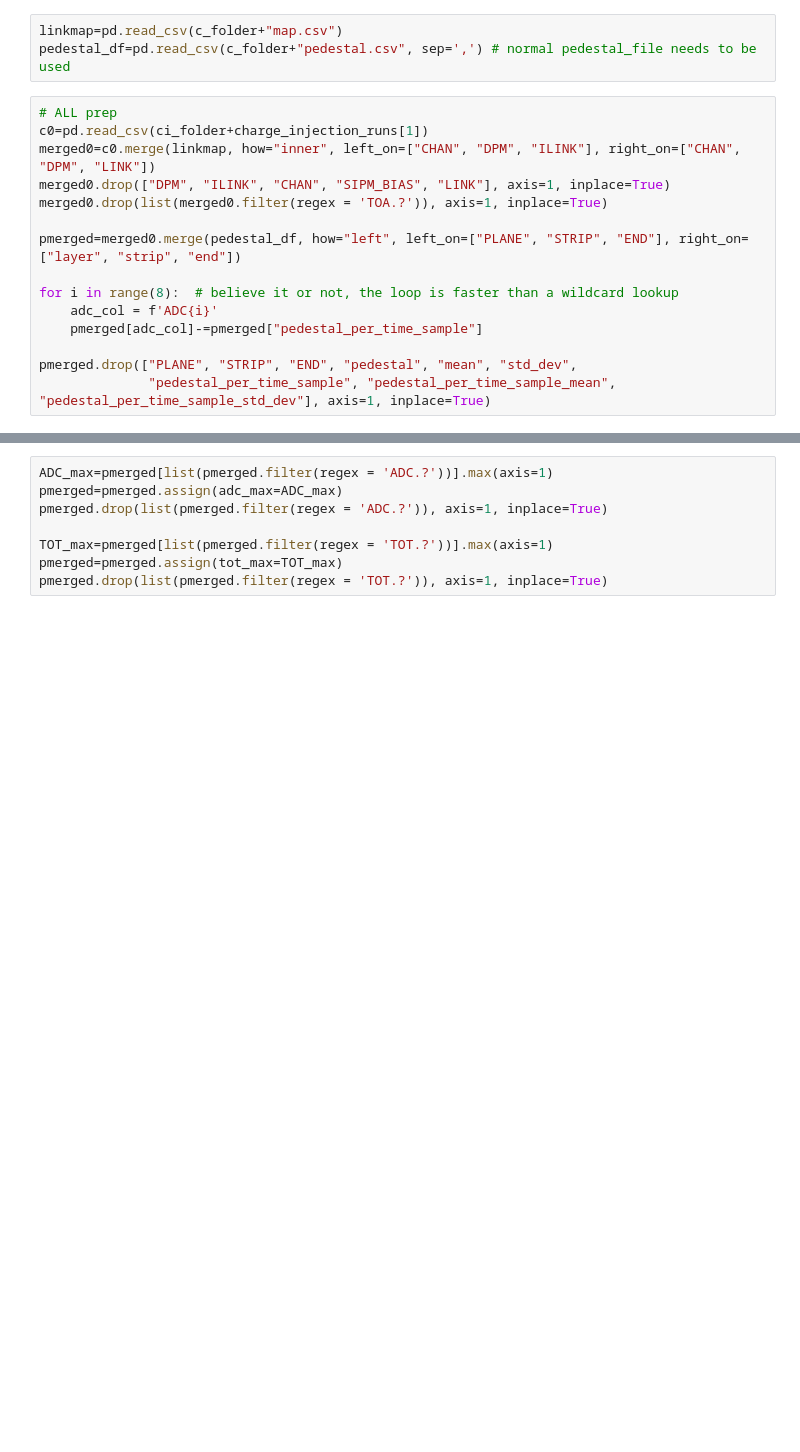
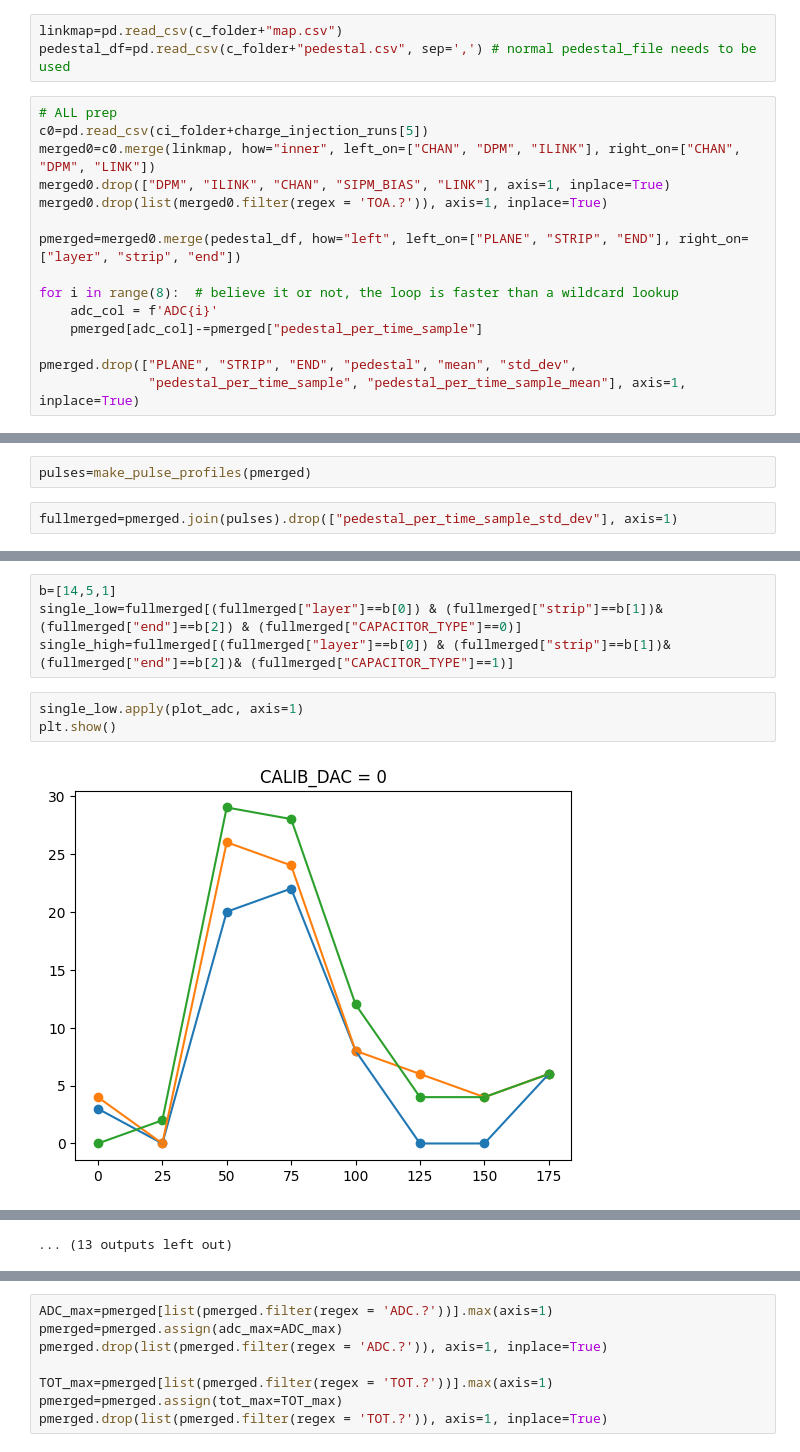
Before and after one commit to gajdangreta/hcalTestBeam, a Jupyter notebook: hcalEnv/notebooks/charge_injection.ipynb, the cells around one changed output, grey strips where cells are left out. Cells and saved outputs as stored; diff of their text form; blank space fills up the shorter version.

```diff
--- a/hcalEnv/notebooks/charge_injection.ipynb
+++ b/hcalEnv/notebooks/charge_injection.ipynb
@@ -76,7 +205,7 @@ linkmap=pd.read_csv(c_folder+"map.csv")
 pedestal_df=pd.read_csv(c_folder+"pedestal.csv", sep=',') # normal pedestal_file needs to be used
 # %%
 # ALL prep
-c0=pd.read_csv(ci_folder+charge_injection_runs[1])
+c0=pd.read_csv(ci_folder+charge_injection_runs[5])
 merged0=c0.merge(linkmap, how="inner", left_on=["CHAN", "DPM", "ILINK"], right_on=["CHAN", "DPM", "LINK"])
 merged0.drop(["DPM", "ILINK", "CHAN", "SIPM_BIAS", "LINK"], axis=1, inplace=True)
 merged0.drop(list(merged0.filter(regex = 'TOA.?')), axis=1, inplace=True)
@@ -88,4 +217,4 @@ for i in range(8):  # believe it or not, the loop is faster than a wildcard look
     pmerged[adc_col]-=pmerged["pedestal_per_time_sample"]
 
 pmerged.drop(["PLANE", "STRIP", "END", "pedestal", "mean", "std_dev",
-              "pedestal_per_time_sample", "pedestal_per_time_sample_mean", "pedestal_per_time_sample_std_dev"], axis=1, inplace=True)
+              "pedestal_per_time_sample", "pedestal_per_time_sample_mean"], axis=1, inplace=True)
@@ -91,0 +241,4 @@ pmerged.drop(["PLANE", "STRIP", "END", "pedestal", "mean", "std_dev",
+# %%
+pulses=make_pulse_profiles(pmerged)
+# %%
+fullmerged=pmerged.join(pulses).drop(["pedestal_per_time_sample_std_dev"], axis=1)
@@ -91,0 +273,9 @@ pmerged.drop(["PLANE", "STRIP", "END", "pedestal", "mean", "std_dev",
+# %%
+b=[14,5,1]
+single_low=fullmerged[(fullmerged["layer"]==b[0]) & (fullmerged["strip"]==b[1])& (fullmerged["end"]==b[2]) & (fullmerged["CAPACITOR_TYPE"]==0)]
+single_high=fullmerged[(fullmerged["layer"]==b[0]) & (fullmerged["strip"]==b[1])& (fullmerged["end"]==b[2])& (fullmerged["CAPACITOR_TYPE"]==1)]
+# %%
+single_low.apply(plot_adc, axis=1)
+plt.show()
+# %% [output]
+[figure, added]
@@ -91,0 +293 @@ pmerged.drop(["PLANE", "STRIP", "END", "pedestal", "mean", "std_dev",
+... (13 outputs left out)
```
Also changed, not shown: parts of 15 cells of this notebook, 2 other files.
